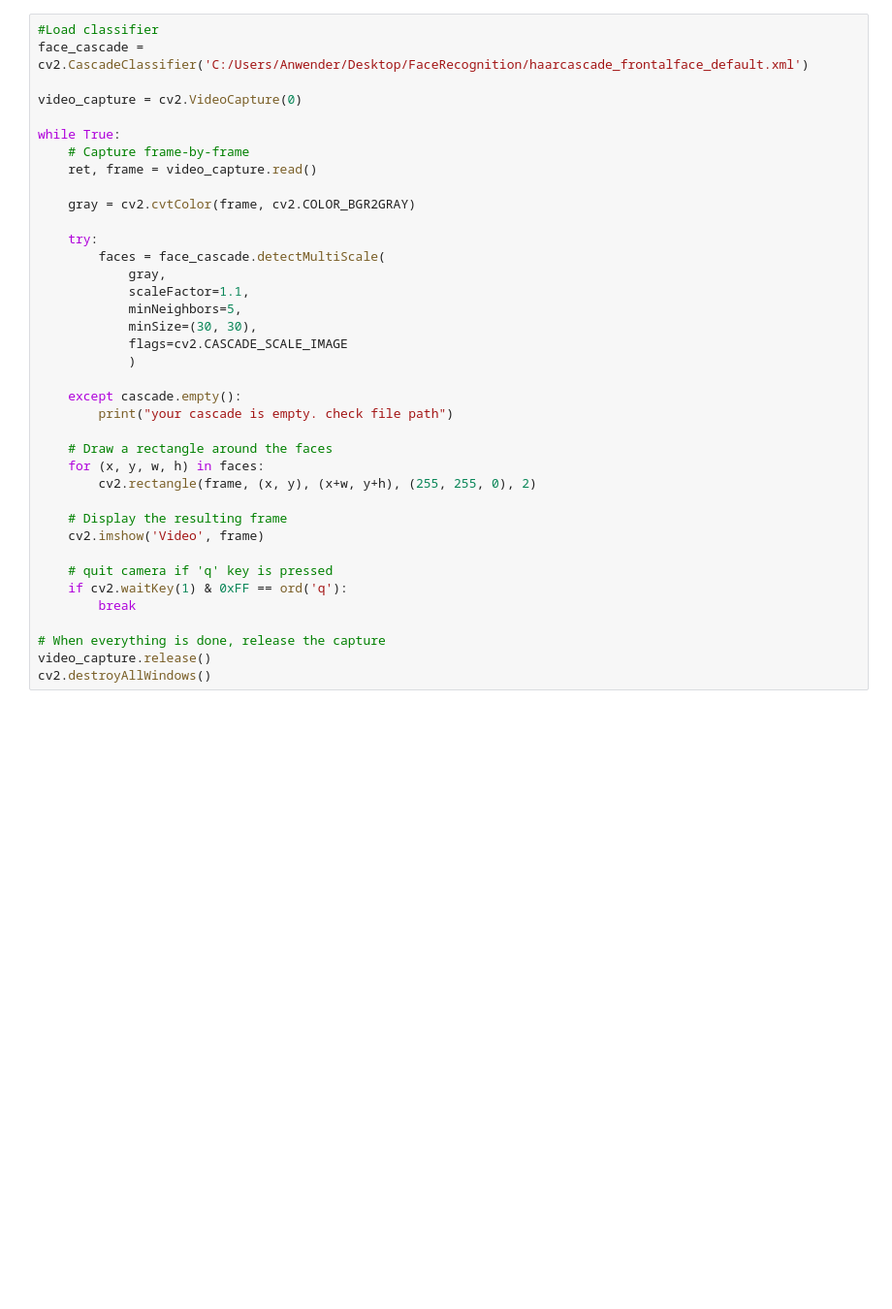
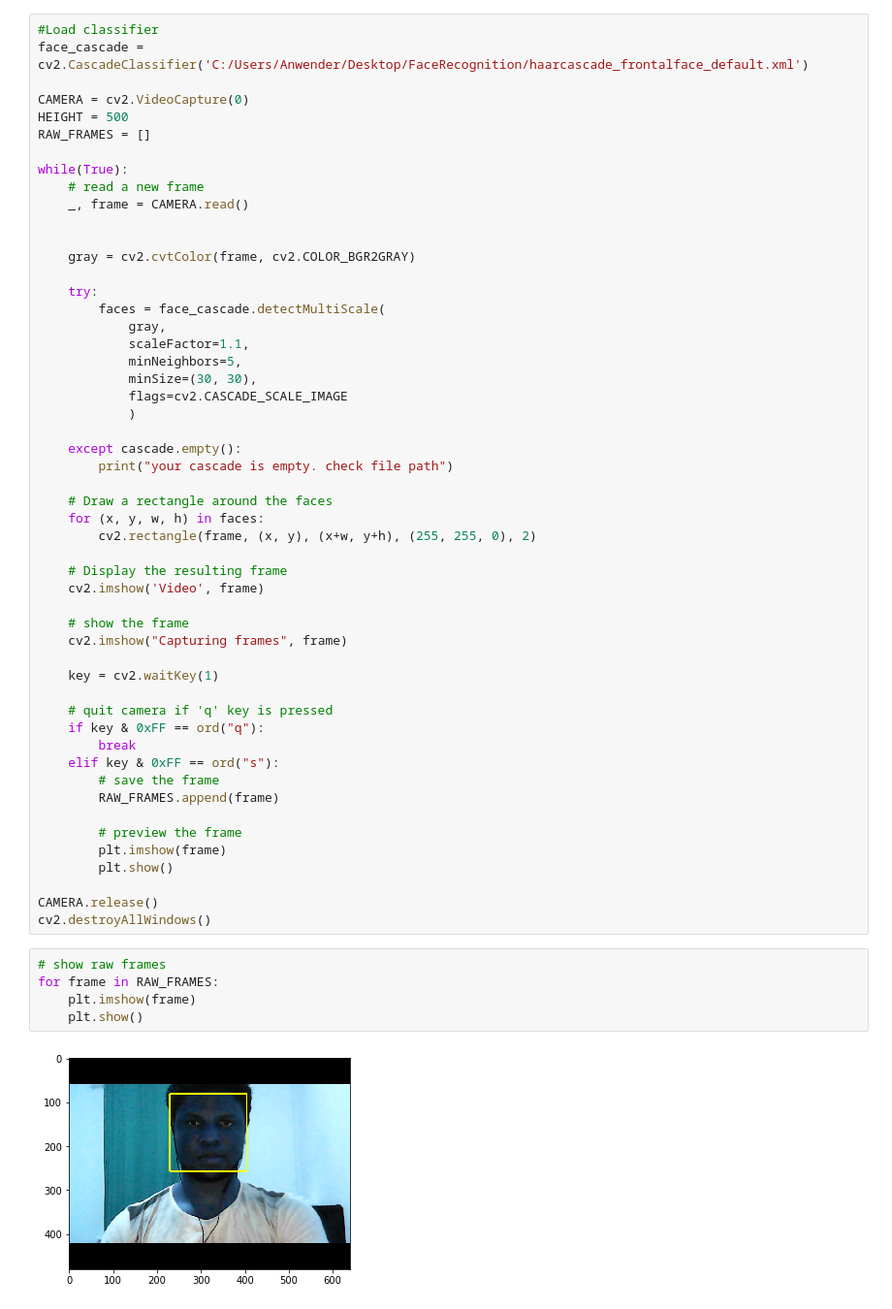
Before and after one commit to tizbid/Notebooks, a Jupyter notebook: Face_Detection.ipynb, the cells around one changed output. Shown: that part at 97% size. Drawn from its saved outputs; the diff is of its cells as text; blank space fills up the shorter version.

Commit message:
Show frames within notebook

```diff
--- a/Face_Detection.ipynb
+++ b/Face_Detection.ipynb
@@ -10,11 +14,14 @@ import sys
 #Load classifier
 face_cascade = cv2.CascadeClassifier('C:/Users/Anwender/Desktop/FaceRecognition/haarcascade_frontalface_default.xml')
 
-video_capture = cv2.VideoCapture(0)
+CAMERA = cv2.VideoCapture(0)
+HEIGHT = 500
+RAW_FRAMES = []
 
-while True:
-    # Capture frame-by-frame
-    ret, frame = video_capture.read()
+while(True):
+    # read a new frame
+    _, frame = CAMERA.read()
+
 
     gray = cv2.cvtColor(frame, cv2.COLOR_BGR2GRAY)
 
@@ -37,10 +44,28 @@ while True:
     # Display the resulting frame
     cv2.imshow('Video', frame)
 
+    # show the frame
+    cv2.imshow("Capturing frames", frame)
+
+    key = cv2.waitKey(1)
+
     # quit camera if 'q' key is pressed
-    if cv2.waitKey(1) & 0xFF == ord('q'):
+    if key & 0xFF == ord("q"):
         break
+    elif key & 0xFF == ord("s"):
+        # save the frame
+        RAW_FRAMES.append(frame)
 
-# When everything is done, release the capture
-video_capture.release()
+        # preview the frame
+        plt.imshow(frame)
+        plt.show()
+
+CAMERA.release()
 cv2.destroyAllWindows()
+# %%
+# show raw frames
+for frame in RAW_FRAMES:
+    plt.imshow(frame)
+    plt.show()
+# %% [output]
+[figure, added]
```
Also changed, not shown: parts of 4 cells of this notebook.
